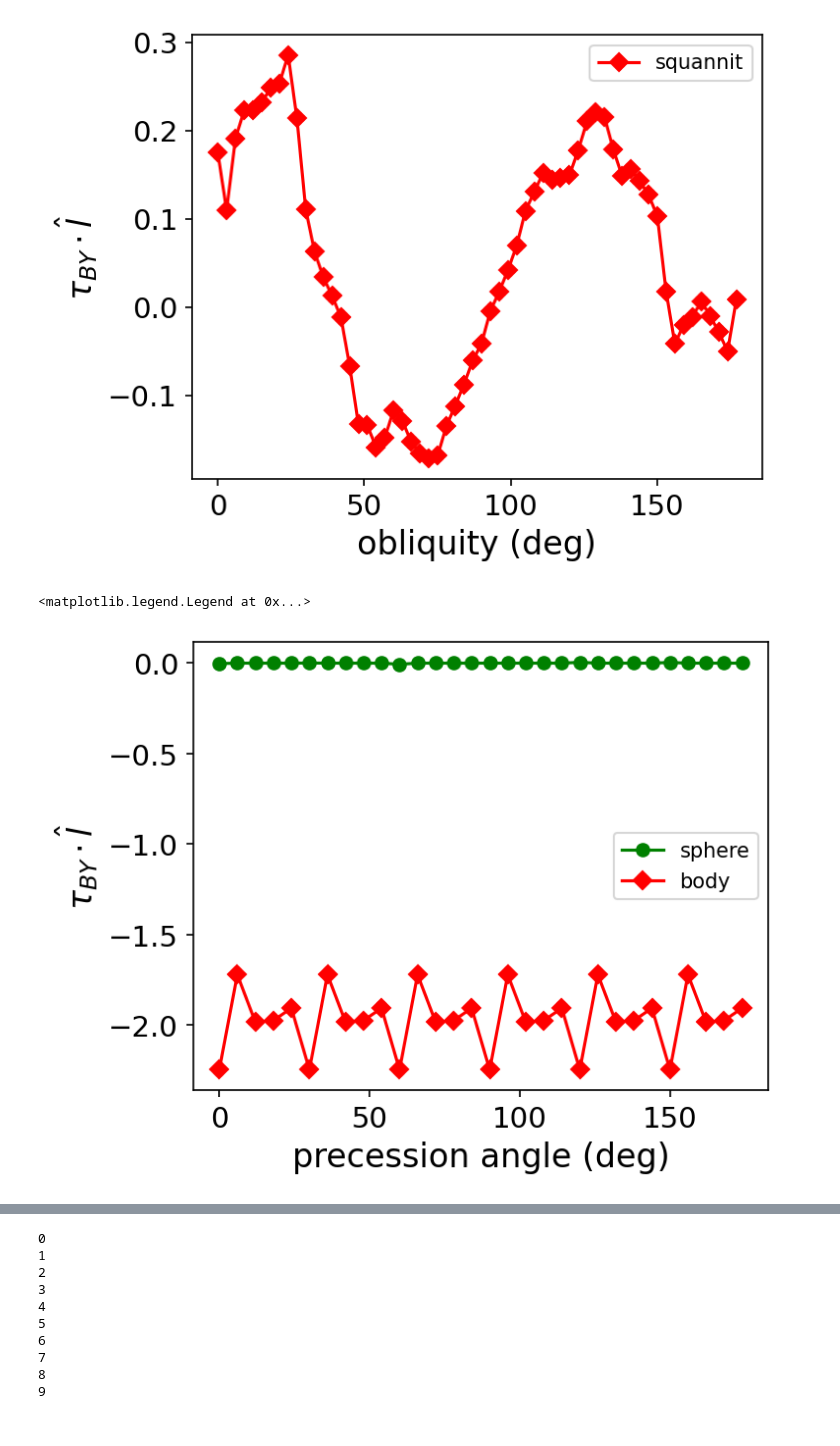
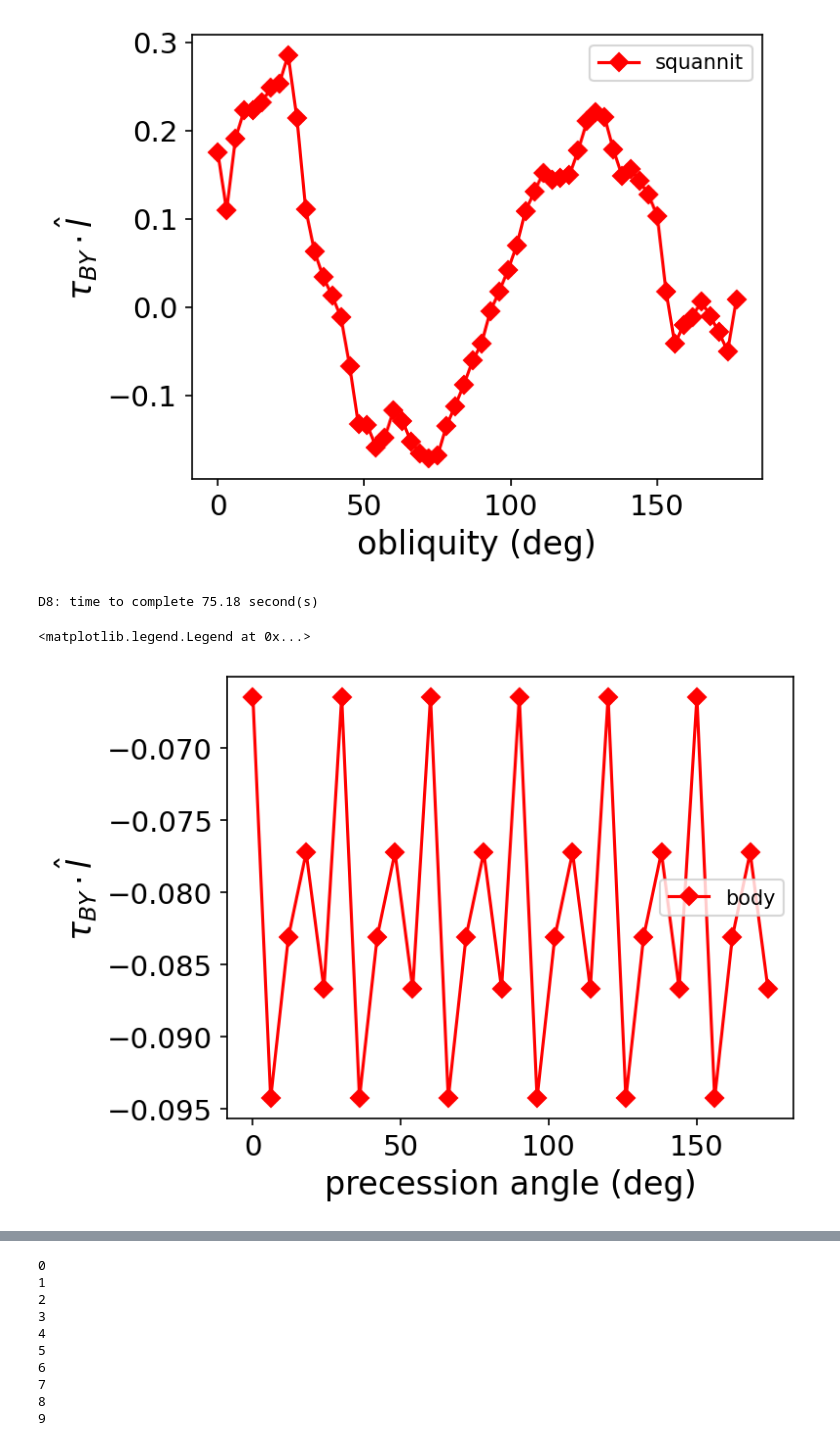
Before and after one commit to aquillen/asteroid_binary, a Jupyter notebook: myexamples/pylab/BYORP3.ipynb, the cells around one changed output, grey strips where cells are left out. Cells and saved outputs as stored; diff of their text form; code cells hidden in the pictures.

```diff
--- a/myexamples/pylab/BYORP3.ipynb
+++ b/myexamples/pylab/BYORP3.ipynb
@@ -715,6 +735,8 @@ def obliq_BY_fig2D(body,incl):
 # %%
-# compute BYORPs as a function of inclination
-obliquity = 0; phi_prec=0
-i_arr,tau_l_arr = obliq_BY_fig(body,obliquity,phi_prec)
-i_arr2,tau_l_arr2 = obliq_BY_fig(sphere,obliquity,phi_prec)
+# compute BYORPs as a function of obliquity
+incl = 0; phi_prec=0
+squannit = pymesh.load_mesh("kw4b.obj")
+body, info = pymesh.collapse_short_edges(squannit, 0.05)
+o_arr,tau_l_arr = obliq_BY_fig2(body,incl,phi_prec)
+o_arr2,tau_l_arr2 = obliq_BY_fig2(sphere,incl,phi_prec)
 # %%
@@ -735,9 +752,17 @@ o_arr2,tau_l_arr2 = obliq_BY_fig2(sphere,incl,phi_prec)
 # %%
-fig,ax = plt.subplots(1,1,figsize=(5,4),dpi=300)
-ax.plot(o_arr2,tau_l_arr2,'go-',label='sphere')
-ax.plot(o_arr,tau_l_arr,'rD-',label='body')
-ax.set_xlabel('obliquity (deg)',fontsize=16)
+# compute BYORPs as a function of libration angle
+# compute BYORPs as a function of obliquity
+incl = 0; phi_prec=0
+squannit = pymesh.load_mesh("kw4b.obj")
+body, info = pymesh.collapse_short_edges(squannit, 0.05)
+incl = 0; phi_prec=0; obliquity = np.pi/4
+l_arr,tau_l_arr=obliq_BY_fig4(body,obliquity,incl,phi_prec)
+fig,ax = plt.subplots(1,1,figsize=(5,4),dpi=150)
+#ax.plot(o_arr2,tau_l_arr2,'go-',label='sphere')
+ax.plot(l_arr,tau_l_arr,'rD-',label='body')
+ax.set_xlabel('libration angle (deg)',fontsize=16)
 ax.set_ylabel(r'${ \tau}_{BY} \cdot \hat{l}$',fontsize=16)
 ax.legend()
-plt.savefig('tau_BY_obl.png')
+#plt.savefig('tau_BY_lib.png')
+# fairly sensitive to libration angle
 # %% [output]
@@ -848,10 +858,26 @@ p_arr2,tau_l_arr2 = obliq_BY_fig3(sphere,obliquity,incl)
 # %%
+# compute BYORPs as a function of precession angle, seems not sensitive to precession angle
+# compute BYORPs as a function of obliquity
+incl = 0; phi_prec=0
+squannit = pymesh.load_mesh("kw4b.obj")
+body, info = pymesh.collapse_short_edges(squannit, 0.05)
+
+incl = 0; #phi_prec=0
+obliquity=np.pi/4
+start = time.perf_counter()
+
+p_arr,tau_l_arr = obliq_BY_fig3(body,obliquity,incl)
+end = time.perf_counter()#Print Time
+print(f'D8: time to complete {round(end - start,2)} second(s)')
+
+# p_arr2,tau_l_arr2 = obliq_BY_fig3(sphere,obliquity,incl)
 fig,ax = plt.subplots(1,1,figsize=(5,4),dpi=150)
-ax.plot(p_arr2,tau_l_arr2,'go-',label='sphere')
+# ax.plot(p_arr2,tau_l_arr2,'go-',label='sphere')
 ax.plot(p_arr,tau_l_arr,'rD-',label='body')
 ax.set_xlabel('precession angle (deg)',fontsize=16)
 ax.set_ylabel(r'${ \tau}_{BY} \cdot \hat{l}$',fontsize=16)
 ax.legend()
 # %% [output]
-<matplotlib.legend.Legend at 0x...>
+D8: time to complete 75.18 second(s)
+<matplotlib.legend.Legend at 0x...>
-[figure, old version]
+[figure, new version]
```
Also changed, not shown: parts of 14 cells of this notebook, 15 other files.
